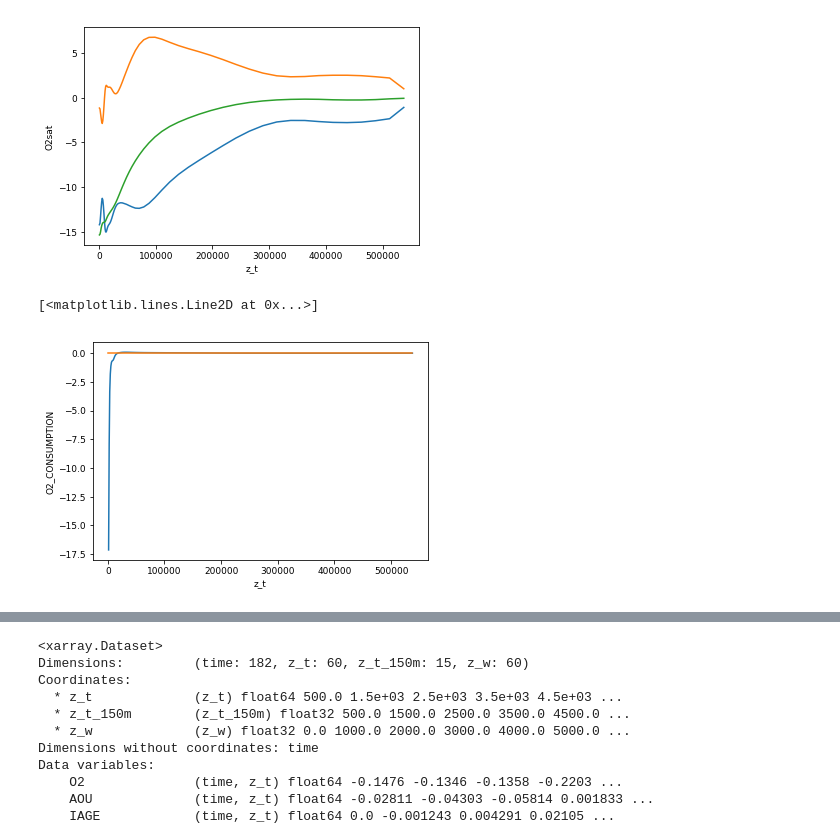
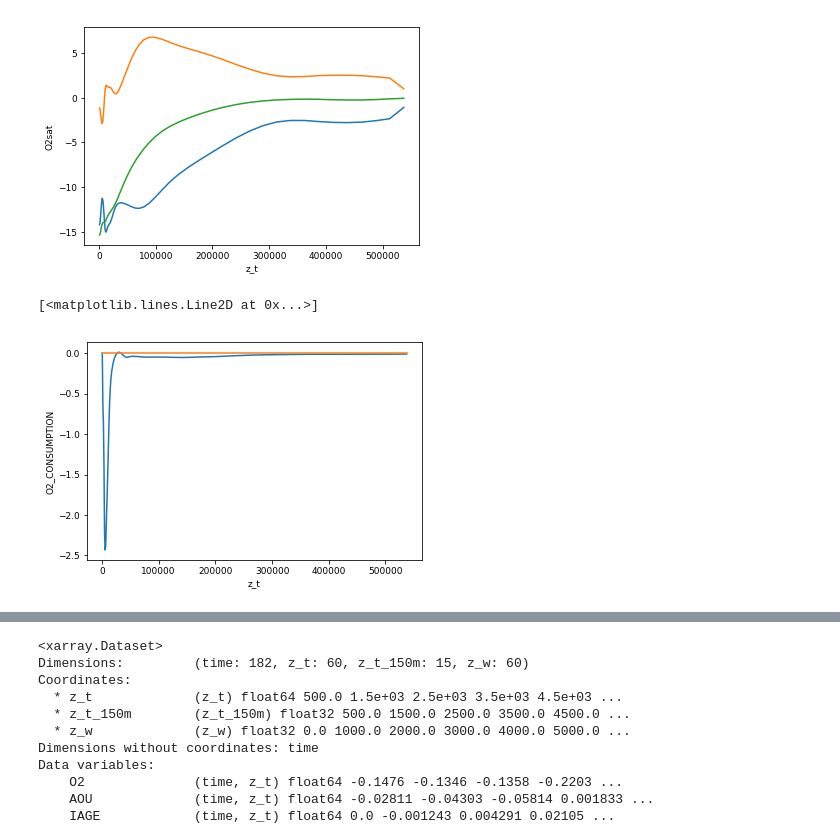
Before and after one commit to matt-long/iucn-deoxygenation-report, a Jupyter notebook: plot_cesm_global_profile.ipynb, the cells around one changed output, grey strips where cells are left out. Saved outputs shown, nothing was run; the diff lists cells and outputs as text; code cells hidden in the pictures.

```diff
--- a/plot_cesm_global_profile.ipynb
+++ b/plot_cesm_global_profile.ipynb
@@ -136,7 +136,7 @@ delta.O2[-1,:].plot(); delta.AOU[-1,:].plot(); delta.O2sat[-1,:].plot()
 [<matplotlib.lines.Line2D at 0x...>]
 [figure]
 # %%
-delta.OUR_est[-1,:].plot(); delta.O2_CONSUMPTION[-1,:].plot()
+delta.OUR[-1,:].plot(); delta.O2_CONSUMPTION[-1,:].plot()
 # %% [output]
 [<matplotlib.lines.Line2D at 0x...>]
-[figure, old version]
+[figure, new version]
```
Also changed, not shown: parts of 6 cells of this notebook, 5 other files.
